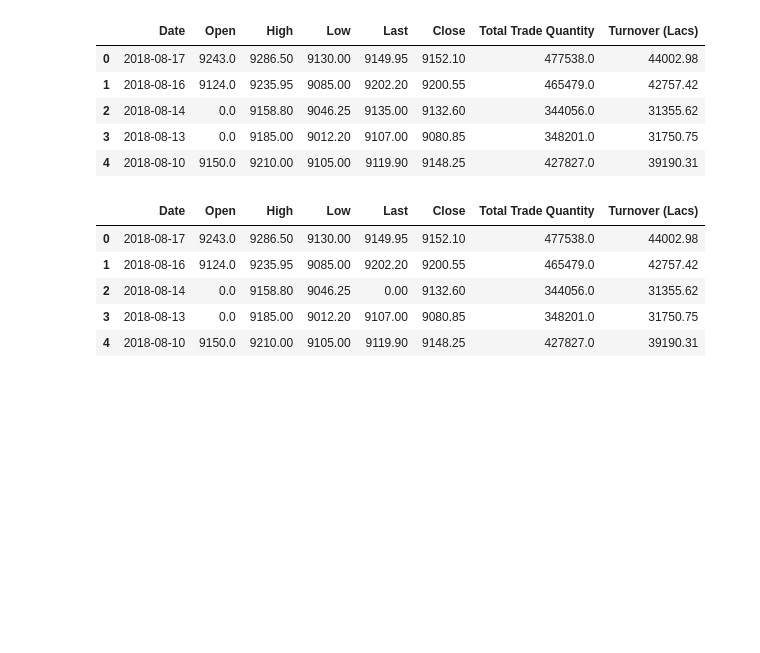
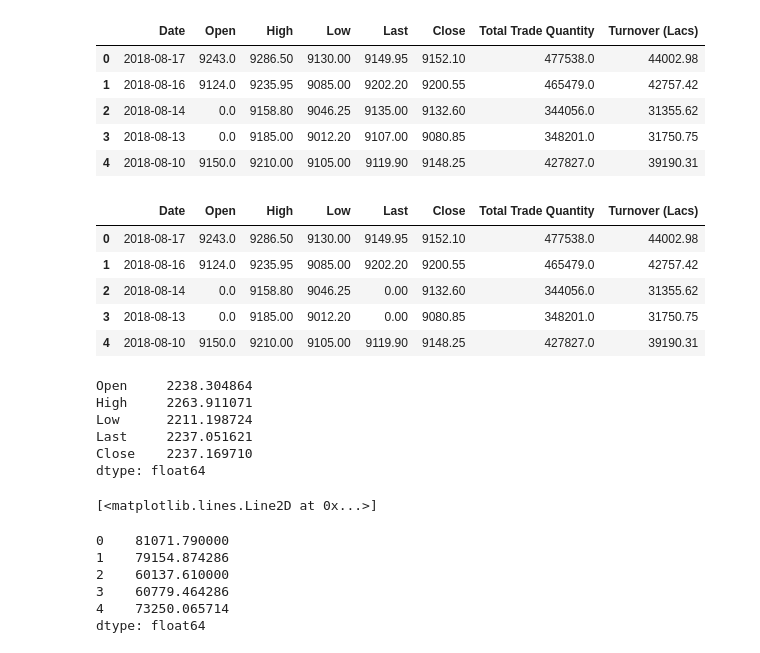
Before and after one commit to anurag19997/Pandas-Practice, a Jupyter notebook: 10minutestopandas.ipynb, the cells around one changed output. Saved outputs shown, nothing was run; the diff lists cells and outputs as text; code cells hidden in the pictures; blank space fills up the shorter version.

```diff
--- a/10minutestopandas.ipynb
+++ b/10minutestopandas.ipynb
@@ -240,12 +240,37 @@ df2.head()
 | 3 | 2018-08-13 | 0.0 | 9185.00 | 9012.20 | 9107.00 | 9080.85 | 348201.0 | 31750.75 |
 | 4 | 2018-08-10 | 9150.0 | 9210.00 | 9105.00 | 9119.90 | 9148.25 | 427827.0 | 39190.31 |
 # %%
-df2.iat[[2,4] = 0
+df2.iat[2,4] = 0
+df2.iat[3,4] = 0
 df2.head()
 # %% [output]
 |  | Date | Open | High | Low | Last | Close | Total Trade Quantity | Turnover (Lacs) |
 | 0 | 2018-08-17 | 9243.0 | 9286.50 | 9130.00 | 9149.95 | 9152.10 | 477538.0 | 44002.98 |
 | 1 | 2018-08-16 | 9124.0 | 9235.95 | 9085.00 | 9202.20 | 9200.55 | 465479.0 | 42757.42 |
 | 2 | 2018-08-14 | 0.0 | 9158.80 | 9046.25 | 0.00 | 9132.60 | 344056.0 | 31355.62 |
-| 3 | 2018-08-13 | 0.0 | 9185.00 | 9012.20 | 9107.00 | 9080.85 | 348201.0 | 31750.75 |
+| 3 | 2018-08-13 | 0.0 | 9185.00 | 9012.20 | 0.00 | 9080.85 | 348201.0 | 31750.75 |
 | 4 | 2018-08-10 | 9150.0 | 9210.00 | 9105.00 | 9119.90 | 9148.25 | 427827.0 | 39190.31 |
+# %%
+df2.mean().head()
+# %% [output]
+Open     2238.304864
+High     2263.911071
+Low      2211.198724
+Last     2237.051621
+Close    2237.169710
+dtype: float64
+# %%
+%matplotlib inline
+from matplotlib import pyplot as plt
+plt.plot(df2.High, df2.Date)
+# %% [output]
+[<matplotlib.lines.Line2D at 0x...>]
+# %%
+df2.mean(1).head()
+# %% [output]
+0    81071.790000
+1    79154.874286
+2    60137.610000
+3    60779.464286
+4    73250.065714
+dtype: float64
```
Also changed, not shown: parts of 9 cells of this notebook.
